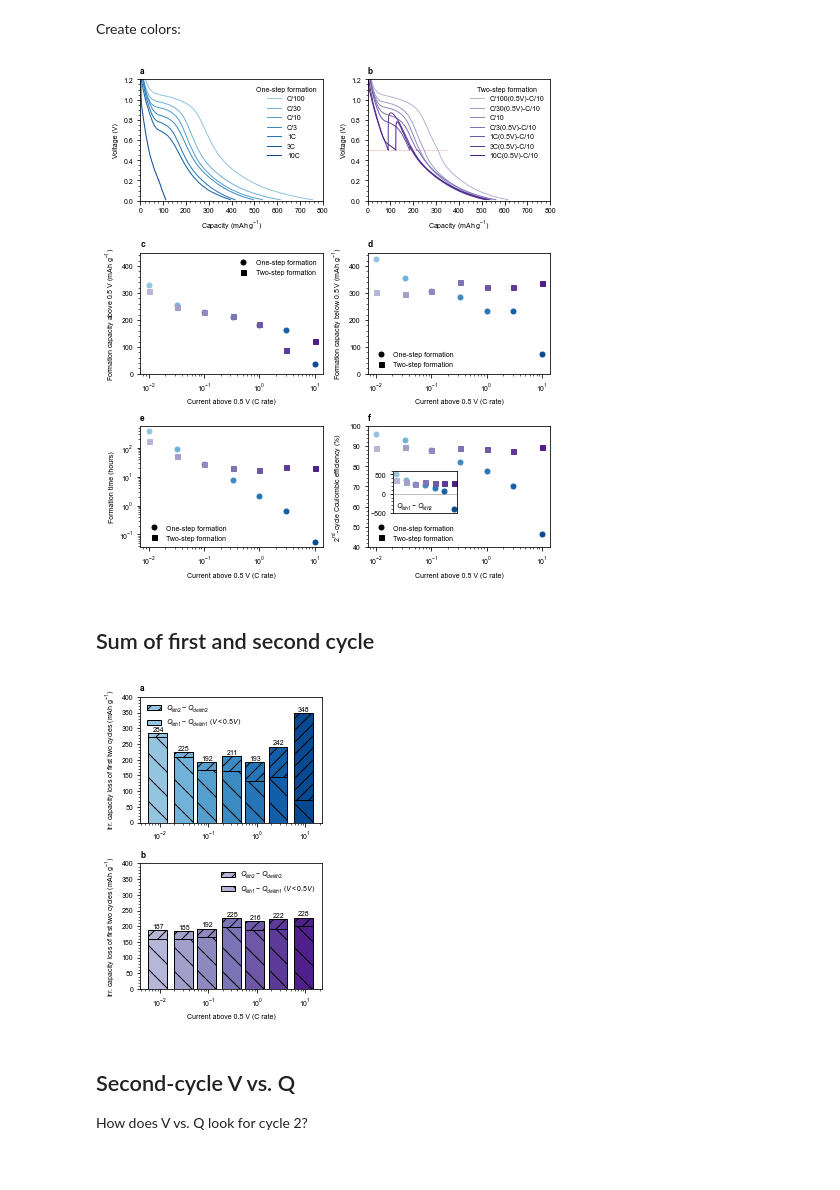
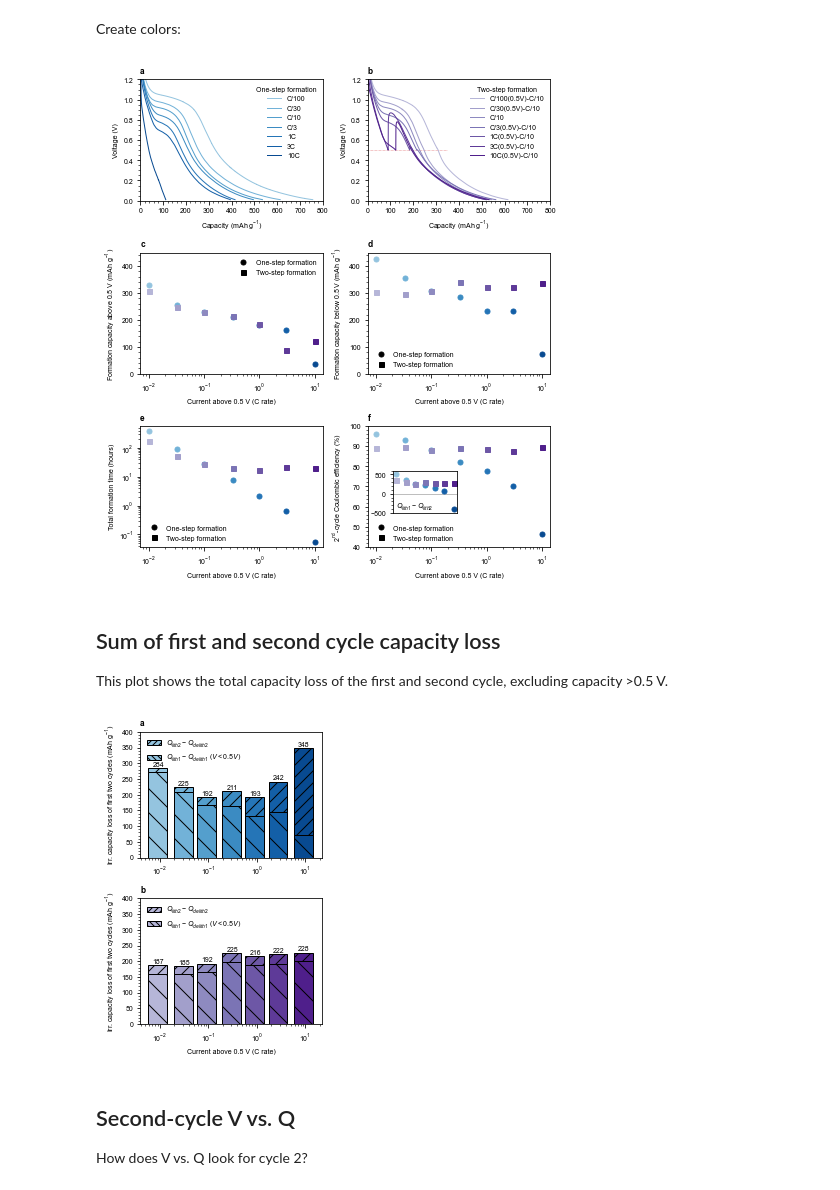
Before and after one commit to petermattia/first-cycle-SEI-on-carbon-black, a Jupyter notebook: c rate/c_rate.ipynb, the cells around one changed output. Saved outputs shown, nothing was run; the diff lists cells and outputs as text; code cells hidden in the pictures.

Commit message:
Minor C rate figure tweaks
- Formation time -> total formation time
- Increase hatching density for C rate SEI figure
- Standardize legend for C rate SEI figure

```diff
--- a/c rate/c_rate.ipynb
+++ b/c rate/c_rate.ipynb
@@ -562,7 +562,7 @@ ax[0].set_ylabel('Voltage (V)')
 ax[1].set_ylabel('Voltage (V)')
 ax[2].set_ylabel(r'Formation capacity above 0.5 V (mAh g$^{-1}$)')
 ax[3].set_ylabel(r'Formation capacity below 0.5 V (mAh g$^{-1}$)')
-ax[4].set_ylabel(r'Formation time (hours)')
+ax[4].set_ylabel(r'Total formation time (hours)')
 ax[5].set_ylabel(r'2$^{\rm nd}$-cycle Coulombic efficiency (%)')
 
 ax_inset5 = inset_axes(ax[5], width='100%', height='100%',
@@ -649,9 +649,11 @@ ax_inset5.annotate('$Q_{lith1}-Q_{lith2}$', (0.05, 0.02), xycoords='axes fractio
 plt.tight_layout()
 plt.savefig(figpath / 'C_rate.eps', bbox_inches='tight', format='eps')
 # %% [output]
-[figure, old version]
+[figure, new version]
-# %% [markdown]
-## Sum of first and second cycle
+# %% [markdown]
+## Sum of first and second cycle capacity loss
+
+This plot shows the total capacity loss of the first and second cycle, excluding capacity >0.5 V.
 # %%
 fig, ax = plt.subplots(figsize=(fig_width, 2*fig_height), nrows=2, sharey=True)
 
@@ -693,40 +695,40 @@ for k, (key, value) in enumerate(all_data_multistep.items()):
     Qdelith2 = value['Second delith data'].max()
     Qlith_cyc1_below0pt5 = value['1st lith capacity below 0.5V']
     Qdelith_cyc1_below0pt5 = value['1st delith capacity below 0.5V']
     Qlith_cyc1_plus_cyc2 = Qlith_cyc1_below0pt5 - Qdelith_cyc1_below0pt5 + Qlith2 - Qdelith2
 
     ax[1].bar(C_rate, Qlith_cyc1_below0pt5 - Qdelith_cyc1_below0pt5,
               C_rate / 1.2, color=colors_multistep[k],
               hatch='\\', edgecolor='k')
     ax[1].bar(C_rate, Qlith2 - Qdelith2,
               C_rate / 1.2, color=colors_multistep[k],
               bottom=Qlith_cyc1_below0pt5 - Qdelith_cyc1_below0pt5,
               hatch='//', edgecolor='k')
 
     ax[1].text(C_rate * 0.93, Qlith_cyc1_plus_cyc2 + 5,
                f'{Qlith_cyc1_plus_cyc2:.0f}',
                horizontalalignment='center')
 
 ax[1].set_xlabel('Current above 0.5 V (C rate)')
 ax[0].set_ylabel('Irr. capacity loss of first two cycles (mAh g$^{-1}$)')
 ax[1].set_ylabel('Irr. capacity loss of first two cycles (mAh g$^{-1}$)')
 ax[0].yaxis.set_minor_locator(AutoMinorLocator())
 ax[1].yaxis.set_minor_locator(AutoMinorLocator())
 
 ax[0].set_ylim([0, 400])
 ax[1].set_ylim([0, 400])
 
-ax[0].bar(10, -10, 10, color=colors_constcurr[0], hatch='//', edgecolor='k', label='$Q_{lith2} - Q_{delith2}$')
-ax[0].bar(10, -10, 10, color=colors_constcurr[0], hatch='\\', edgecolor='k', label='$Q_{lith1} - Q_{delith1}$ ($V<0.5 V$)')
-ax[1].bar(10, -10, 10, color=colors_multistep[0], hatch='//', edgecolor='k', label='$Q_{lith2} - Q_{delith2}$')
-ax[1].bar(10, -10, 10, color=colors_multistep[0], hatch='\\', edgecolor='k', label='$Q_{lith1} - Q_{delith1}$ ($V<0.5 V$)')
-ax[0].legend()
-ax[1].legend()
+ax[0].bar(10, -10, 10, color=colors_constcurr[0], hatch=r'////', edgecolor='k', label='$Q_{lith2} - Q_{delith2}$')
+ax[0].bar(10, -10, 10, color=colors_constcurr[0], hatch=r'\\\\', edgecolor='k', label='$Q_{lith1} - Q_{delith1}$ ($V<0.5 V$)')
+ax[1].bar(10, -10, 10, color=colors_multistep[0], hatch=r'////', edgecolor='k', label='$Q_{lith2} - Q_{delith2}$')
+ax[1].bar(10, -10, 10, color=colors_multistep[0], hatch=r'\\\\', edgecolor='k', label='$Q_{lith1} - Q_{delith1}$ ($V<0.5 V$)')
+ax[0].legend(loc="upper left")
+ax[1].legend(loc="upper left")
 
 fig.tight_layout()
 fig.savefig(figpath / 'C_rate_SEI.eps', bbox_inches='tight', format='eps')
 # %% [output]
-[figure, old version]
+[figure, new version]
 # %% [markdown]
 ## Second-cycle V vs. Q
 
```
Also changed, not shown: 3 other files.
